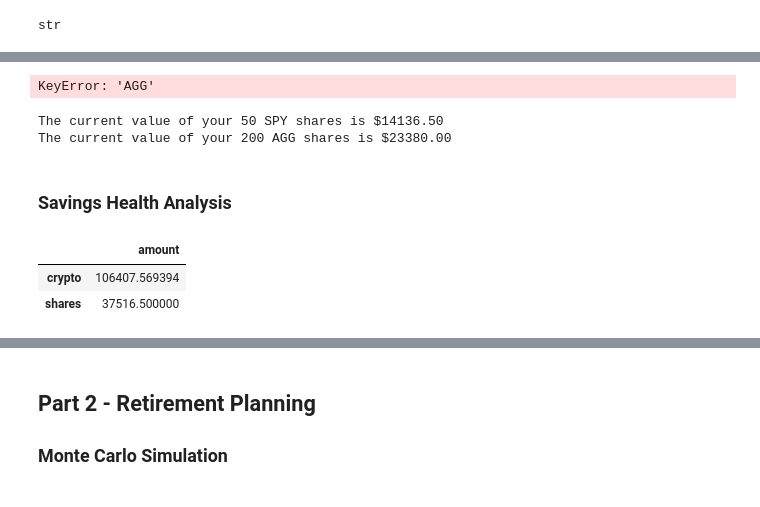
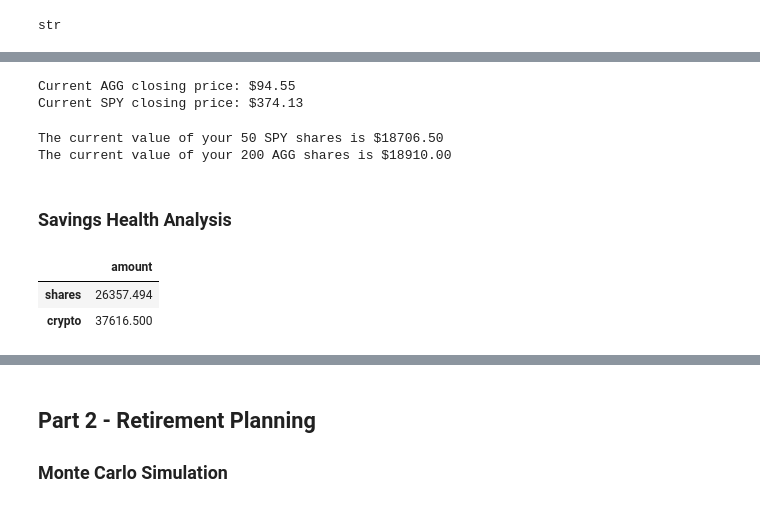
Before and after one commit to Aqui1983/Module_5_Homework, a Jupyter notebook: financial-planner.ipynb, the cells around one changed output, grey strips where cells are left out. Saved outputs shown, nothing was run; the diff lists cells and outputs as text; code cells hidden in the pictures.

```diff
--- a/financial-planner.ipynb
+++ b/financial-planner.ipynb
@@ -119,38 +119,45 @@ stocks_and_bonds_port_df.head()
 | 2022-11-09 05:00:00+00:00 | 94.39 | 94.7001 | 94.25 | 94.55 | 6729388 | 27655 | 94.49464 | 379.93 | 381.14 | 373.61 | ... |
 # %%
 # Pick AGG and SPY close prices
-agg_close_price = stocks_and_bonds_port_df.loc['AGG','close']
-spy_close_price = stocks_and_bonds_port_df.loc['SPY','close']
+agg_close_price = float(stocks_and_bonds_port_df['AGG']['close'])
+spy_close_price = float(stocks_and_bonds_port_df['SPY']['close'])
 # Print AGG and SPY close prices
 print(f"Current AGG closing price: ${agg_close_price}")
 print(f"Current SPY closing price: ${spy_close_price}")
 # %% [output]
-KeyError: 'AGG'
+Current AGG closing price: $94.55
+Current SPY closing price: $374.13
 # %%
 # Compute the current value of shares
-# YOUR CODE HERE!
-
+my_spy_value = my_spy * spy_close_price
+my_agg_value = my_agg * agg_close_price
 # Print current value of shares
 print(f"The current value of your {my_spy} SPY shares is ${my_spy_value:0.2f}")
 print(f"The current value of your {my_agg} AGG shares is ${my_agg_value:0.2f}")
 # %% [output]
-The current value of your 50 SPY shares is $14136.50
-The current value of your 200 AGG shares is $23380.00
+The current value of your 50 SPY shares is $18706.50
+The current value of your 200 AGG shares is $18910.00
 # %% [markdown]
 ### Savings Health Analysis
 # %%
 # Set monthly household income
-# YOUR CODE HERE!
+monthly_income = 12000
 
 # Consolidate financial assets data
-# YOUR CODE HERE!
+shares = my_agg_value + my_spy_value
+crypto = my_btc_value + my_eth_value
+
+# Setting tickers
+ticker = ['shares','crypto']
 
 # Create savings DataFrame
-# YOUR CODE HERE!
-
+savings_data = {
+    "amount":[crypto, shares]
+}
+df_savings = pd.DataFrame(savings_data,index=ticker)
 # Display savings DataFrame
 display(df_savings)
 # %% [output]
 |  | amount |
-| crypto | 106407.569394 |
-| shares | 37516.500000 |
+| shares | 26357.494 |
+| crypto | 37616.500 |
```
Also changed, not shown: parts of 17 cells of this notebook.
